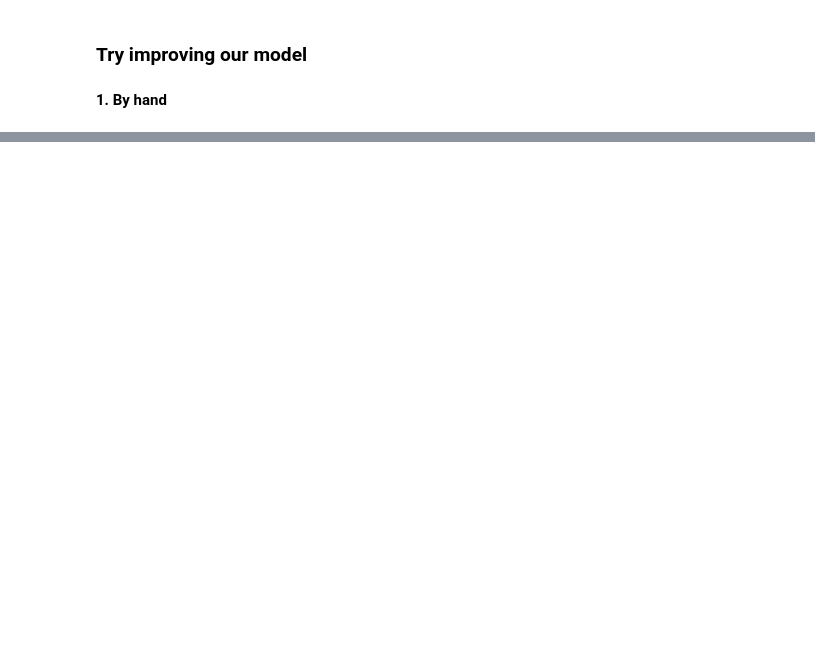
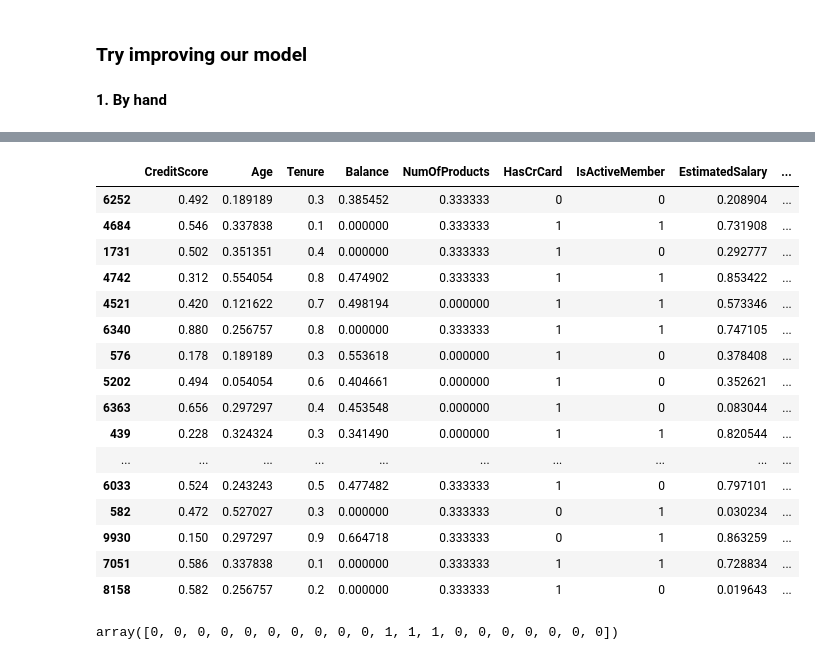
Before and after one commit to jniyomufasha/ADS-banking-churn, a Jupyter notebook: retainl-ml.ipynb, the cells around one changed output, grey strips where cells are left out. Cells and saved outputs as stored; diff of their text form; code cells hidden in the pictures; blank space fills up the shorter version.

```diff
--- a/retainl-ml.ipynb
+++ b/retainl-ml.ipynb
@@ -335,0 +493,24 @@ pd.DataFrame(output)
+# %%
+x_test[:20]
+# %% [output]
+|  | CreditScore | Age | Tenure | Balance | NumOfProducts | HasCrCard | IsActiveMember | EstimatedSalary | ... |
+| 6252 | 0.492 | 0.189189 | 0.3 | 0.385452 | 0.333333 | 0 | 0 | 0.208904 | ... |
+| 4684 | 0.546 | 0.337838 | 0.1 | 0.000000 | 0.333333 | 1 | 1 | 0.731908 | ... |
+| 1731 | 0.502 | 0.351351 | 0.4 | 0.000000 | 0.333333 | 1 | 0 | 0.292777 | ... |
+| 4742 | 0.312 | 0.554054 | 0.8 | 0.474902 | 0.333333 | 1 | 1 | 0.853422 | ... |
+| 4521 | 0.420 | 0.121622 | 0.7 | 0.498194 | 0.000000 | 1 | 1 | 0.573346 | ... |
+| 6340 | 0.880 | 0.256757 | 0.8 | 0.000000 | 0.333333 | 1 | 1 | 0.747105 | ... |
+| 576 | 0.178 | 0.189189 | 0.3 | 0.553618 | 0.000000 | 1 | 0 | 0.378408 | ... |
+| 5202 | 0.494 | 0.054054 | 0.6 | 0.404661 | 0.000000 | 1 | 0 | 0.352621 | ... |
+| 6363 | 0.656 | 0.297297 | 0.4 | 0.453548 | 0.000000 | 1 | 0 | 0.083044 | ... |
+| 439 | 0.228 | 0.324324 | 0.3 | 0.341490 | 0.000000 | 1 | 1 | 0.820544 | ... |
+| ... | ... | ... | ... | ... | ... | ... | ... | ... | ... |
+| 6033 | 0.524 | 0.243243 | 0.5 | 0.477482 | 0.333333 | 1 | 0 | 0.797101 | ... |
+| 582 | 0.472 | 0.527027 | 0.3 | 0.000000 | 0.333333 | 0 | 1 | 0.030234 | ... |
+| 9930 | 0.150 | 0.297297 | 0.9 | 0.664718 | 0.333333 | 0 | 1 | 0.863259 | ... |
+| 7051 | 0.586 | 0.337838 | 0.1 | 0.000000 | 0.333333 | 1 | 1 | 0.728834 | ... |
+| 8158 | 0.582 | 0.256757 | 0.2 | 0.000000 | 0.333333 | 1 | 0 | 0.019643 | ... |
+# %%
+gs_y_preds[:20]
+# %% [output]
+array([0, 0, 0, 0, 0, 0, 0, 0, 0, 0, 1, 1, 1, 0, 0, 0, 0, 0, 0, 0])
```
Also changed, not shown: parts of 25 cells of this notebook, 2 other files.
